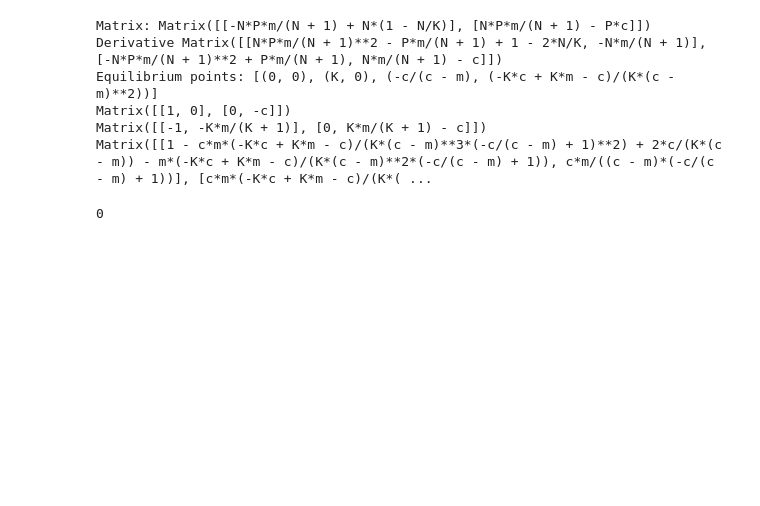
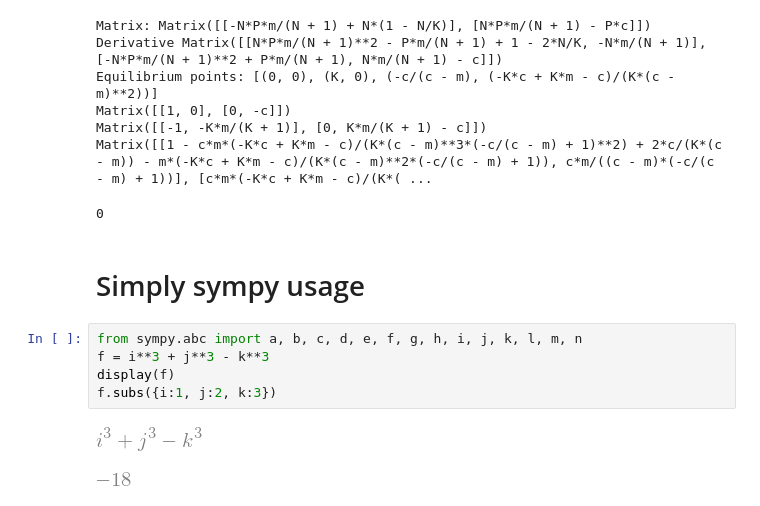
Before and after one commit to jackbullen/Math-248, a Jupyter notebook: Labs/Week 10/Lab-30-Nov-1.ipynb, the cells around one changed output. Drawn from its saved outputs; the diff is of its cells as text; blank space fills up the shorter version.

```diff
--- a/Labs/Week 10/Lab-30-Nov-1.ipynb
+++ b/Labs/Week 10/Lab-30-Nov-1.ipynb
@@ -207,3 +207,13 @@ Matrix([[1, 0], [0, -c]])
 Matrix([[-1, -K*m/(K + 1)], [0, K*m/(K + 1) - c]])
 Matrix([[1 - c*m*(-K*c + K*m - c)/(K*(c - m)**3*(-c/(c - m) + 1)**2) + 2*c/(K*(c - m)) - m*(-K*c + K*m - c)/(K*(c - m)**2*(-c/(c - m) + 1)), c*m/((c - m)*(-c/(c - m) + 1))], [c*m*(-K*c + K*m - c)/(K*( ...
 0
+# %% [markdown]
+# Simply sympy usage
+# %%
+from sympy.abc import a, b, c, d, e, f, g, h, i, j, k, l, m, n
+f = i**3 + j**3 - k**3
+display(f)
+f.subs({i:1, j:2, k:3})
+# %% [output]
+[figure, added]
+[figure, added]
```
Also changed, not shown: parts of 7 cells of this notebook.
